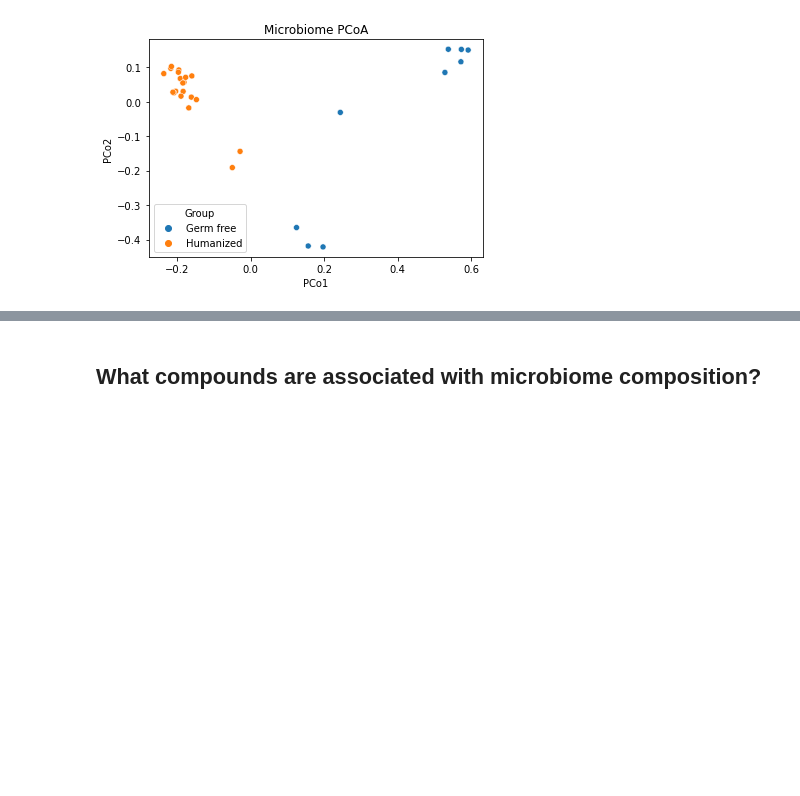
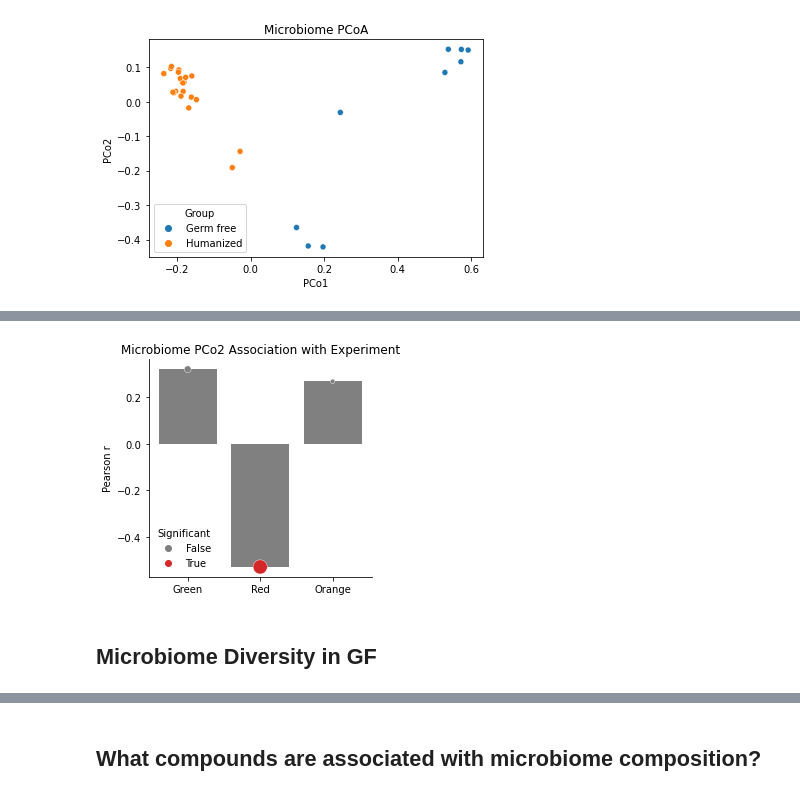
Before and after one commit to sterrettJD/GT-micro-metabo, a Jupyter notebook: analysis/GT_in_plasma.ipynb, the cells around one changed output, grey strips where cells are left out. Drawn from its saved outputs; the diff is of its cells as text; code cells hidden in the pictures; blank space fills up the shorter version.

```diff
--- a/analysis/GT_in_plasma.ipynb
+++ b/analysis/GT_in_plasma.ipynb
@@ -301,0 +323,11 @@ plt.show()
+# %%
+pco2_corr_df = pd.DataFrame(index=pc_df["Group"].unique(),
+                           columns=["r", "p", "significant","-log10(p)"])
+for exp in pc_df["Group"].unique():
+    r,p = pearsonr(pc_df["Group"]==exp,
+                   pc_df["Microbiome PCo2"])
+
+    pco2_corr_df.loc[exp, "r"] = r
+    pco2_corr_df.loc[exp, "p"] = p
+    pco2_corr_df.loc[exp, "significant"] = p < 0.05
+    pco2_corr_df.loc[exp, "-log10(p)"] = -np.log10(p)
@@ -301,0 +341,30 @@ plt.show()
+# %%
+ax = sns.barplot(y="r",
+                 x="index",
+                 palette=["grey"],
+                 dodge=True,
+                 data=pco2_corr_df.reset_index())
+
+sns.scatterplot(y="r",
+                x="index",
+                hue="significant",
+                size="-log10(p)", sizes=(20,200),
+                palette=["tab:grey", "tab:red"],
+                data=pco2_corr_df.reset_index(),
+                ax=ax)
+
+handles,labels = ax.get_legend_handles_labels()
+ax.legend(handles[1:3],labels[1:3],
+          frameon=False,
+          title="Significant")
+
+ax.spines[["top", "right"]].set_visible(False)
+ax.set(xlabel=None, ylabel="Pearson r",
+       title="Microbiome PCo2 Association with Experiment")
+
+plt.gcf().set_size_inches(4,4)
+plt.show()
+# %% [output]
+[figure, added]
+# %% [markdown]
+## Microbiome Diversity in GF
```
Also changed, not shown: parts of 67 cells of this notebook.
